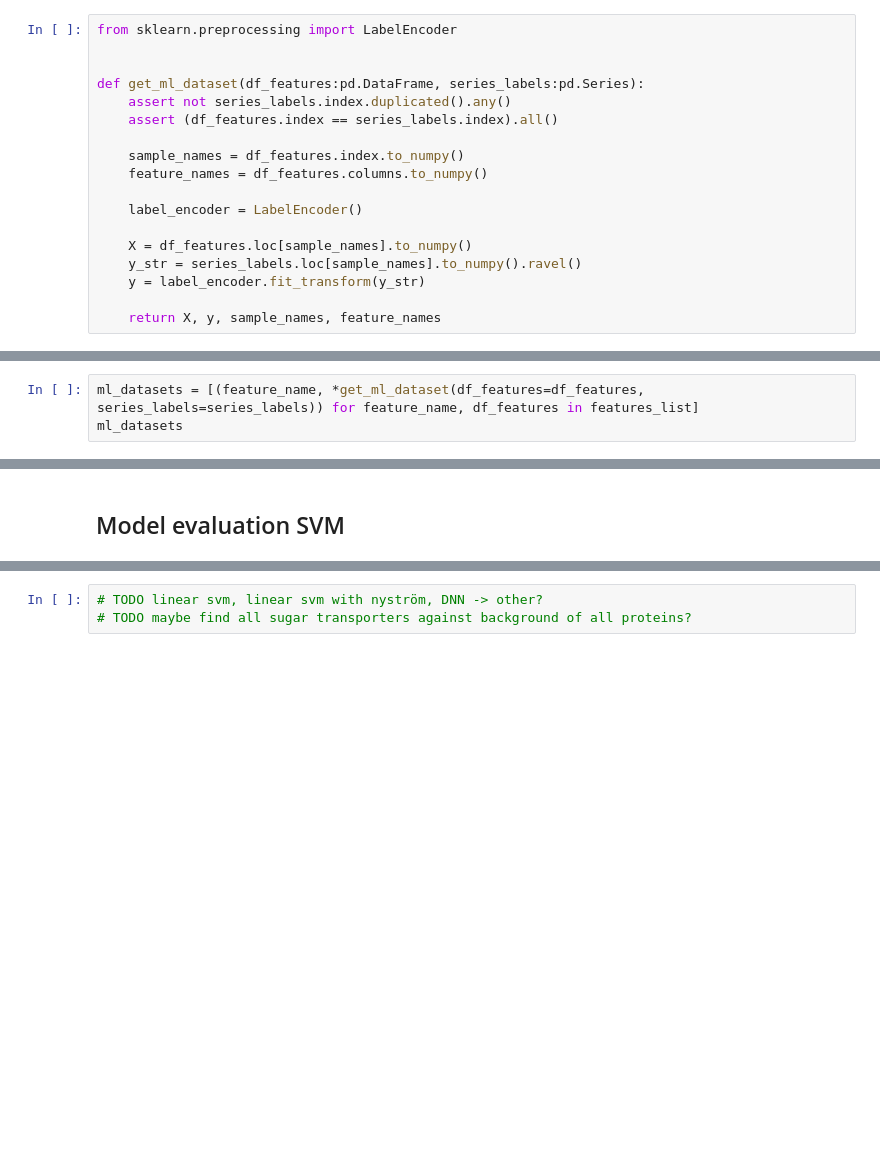
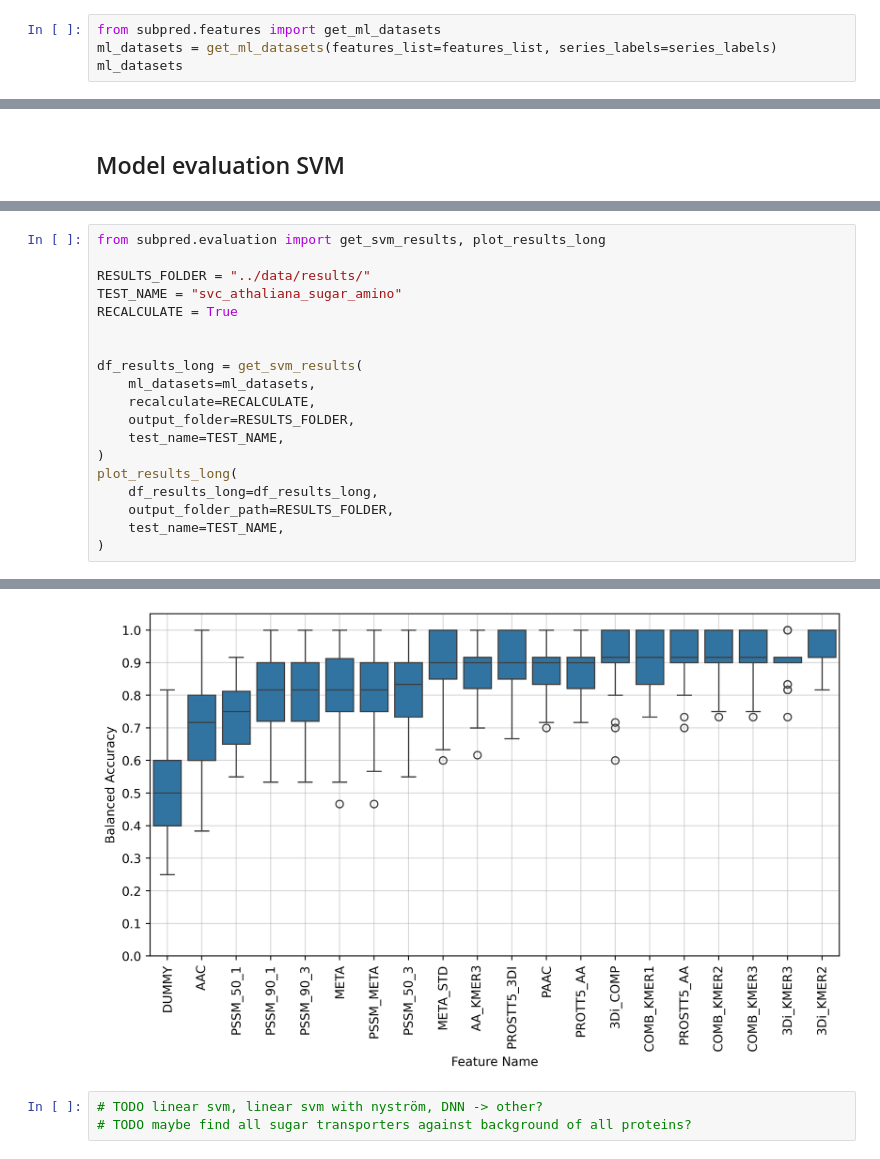
Before and after one commit to adenger/subpred_dl, a Jupyter notebook: notebooks/svm_athaliana.ipynb, the cells around one changed output, grey strips where cells are left out. Drawn from its saved outputs; the diff is of its cells as text; blank space fills up the shorter version.

```diff
--- a/notebooks/svm_athaliana.ipynb
+++ b/notebooks/svm_athaliana.ipynb
@@ -277,20 +114,6 @@ features_list, series_labels = get_features(dataset_full=dataset_athaliana)
 # %% [markdown]
 For each Feature: Outlier detection, numpy conversion
 # %%
-from sklearn.preprocessing import LabelEncoder
-
-
-def get_ml_dataset(df_features:pd.DataFrame, series_labels:pd.Series):
-    assert not series_labels.index.duplicated().any()
-    assert (df_features.index == series_labels.index).all()
-
-    sample_names = df_features.index.to_numpy()
-    feature_names = df_features.columns.to_numpy()
-
-    label_encoder = LabelEncoder()
-
-    X = df_features.loc[sample_names].to_numpy()
-    y_str = series_labels.loc[sample_names].to_numpy().ravel()
-    y = label_encoder.fit_transform(y_str)
-
-    return X, y, sample_names, feature_names
+from subpred.features import get_ml_datasets
+ml_datasets = get_ml_datasets(features_list=features_list, series_labels=series_labels)
+ml_datasets
@@ -297,3 +137,0 @@ def get_ml_dataset(df_features:pd.DataFrame, series_labels:pd.Series):
-# %%
-ml_datasets = [(feature_name, *get_ml_dataset(df_features=df_features, series_labels=series_labels)) for feature_name, df_features in features_list]
-ml_datasets
@@ -521,0 +157,20 @@ Nested crossvalidation: 0.71+-0.14
+# %%
+from subpred.evaluation import get_svm_results, plot_results_long
+
+RESULTS_FOLDER = "../data/results/"
+TEST_NAME = "svc_athaliana_sugar_amino"
+RECALCULATE = True
+
+
+df_results_long = get_svm_results(
+    ml_datasets=ml_datasets,
+    recalculate=RECALCULATE,
+    output_folder=RESULTS_FOLDER,
+    test_name=TEST_NAME,
+)
+plot_results_long(
+    df_results_long=df_results_long,
+    output_folder_path=RESULTS_FOLDER,
+    test_name=TEST_NAME,
+)
+# %% [output]
@@ -522,3 +195,4 @@ Nested crossvalidation: 0.71+-0.14
+[figure, added]
 # %%
 # TODO linear svm, linear svm with nyström, DNN -> other?
 # TODO maybe find all sugar transporters against background of all proteins?
```
Also changed, not shown: parts of 12 cells of this notebook, 8 other files.
